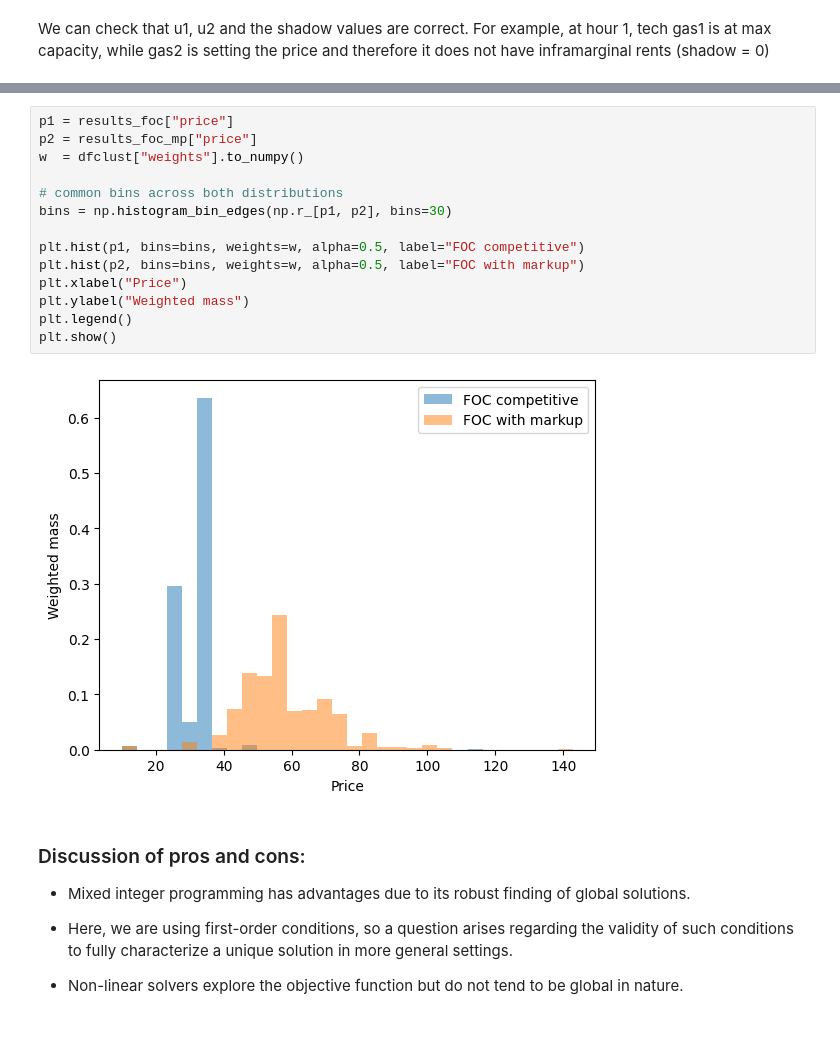
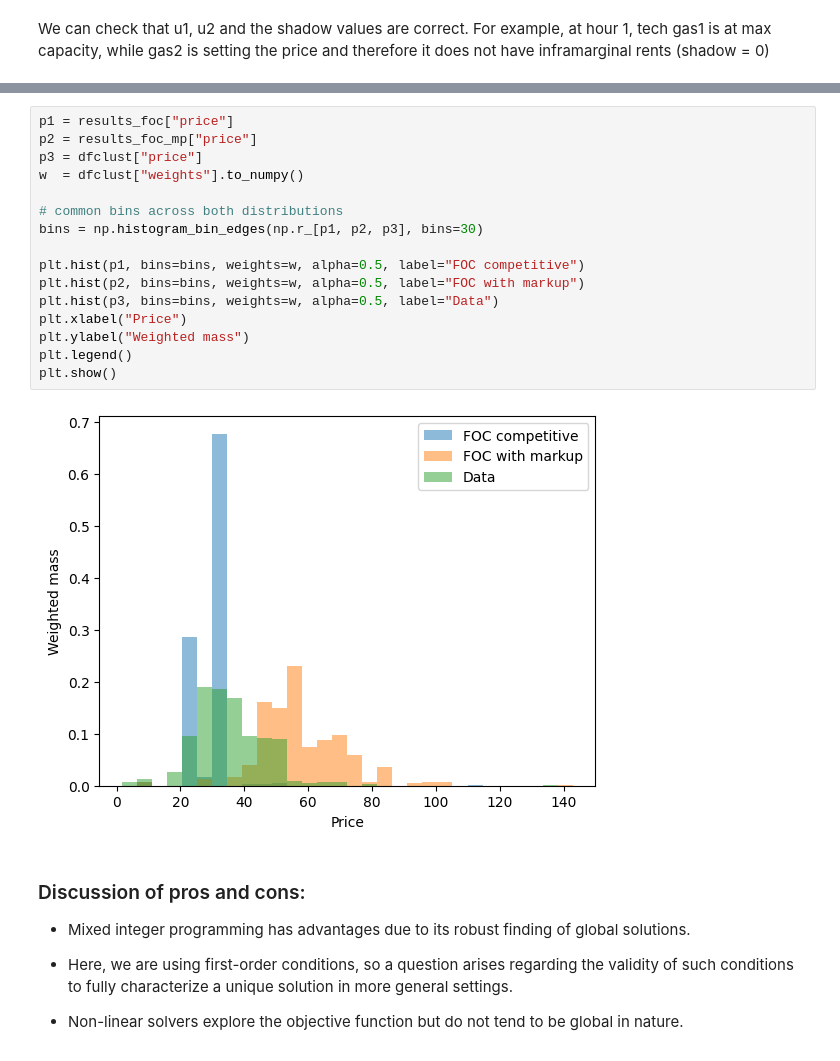
Before and after one commit to mreguant/em-course, a Jupyter notebook: materials/day2/practicum3.ipynb, the cells around one changed output, grey strips where cells are left out. Cells and saved outputs as stored; diff of their text form.

```diff
--- a/materials/day2/practicum3.ipynb
+++ b/materials/day2/practicum3.ipynb
@@ -352,19 +368,21 @@ FOC status: optimal avg_price: 57.81948955609634 cost: 416.18044726892464
 # %%
 p1 = results_foc["price"]
 p2 = results_foc_mp["price"]
+p3 = dfclust["price"]
 w  = dfclust["weights"].to_numpy()
 
 # common bins across both distributions
-bins = np.histogram_bin_edges(np.r_[p1, p2], bins=30)
+bins = np.histogram_bin_edges(np.r_[p1, p2, p3], bins=30)
 
 plt.hist(p1, bins=bins, weights=w, alpha=0.5, label="FOC competitive")
 plt.hist(p2, bins=bins, weights=w, alpha=0.5, label="FOC with markup")
+plt.hist(p3, bins=bins, weights=w, alpha=0.5, label="Data")
 plt.xlabel("Price")
 plt.ylabel("Weighted mass")
 plt.legend()
 plt.show()
 # %% [output]
-[figure, old version]
+[figure, new version]
 # %% [markdown]
 ### Discussion of pros and cons:
 
```
Also changed, not shown: parts of 4 cells of this notebook, 2 other files.
